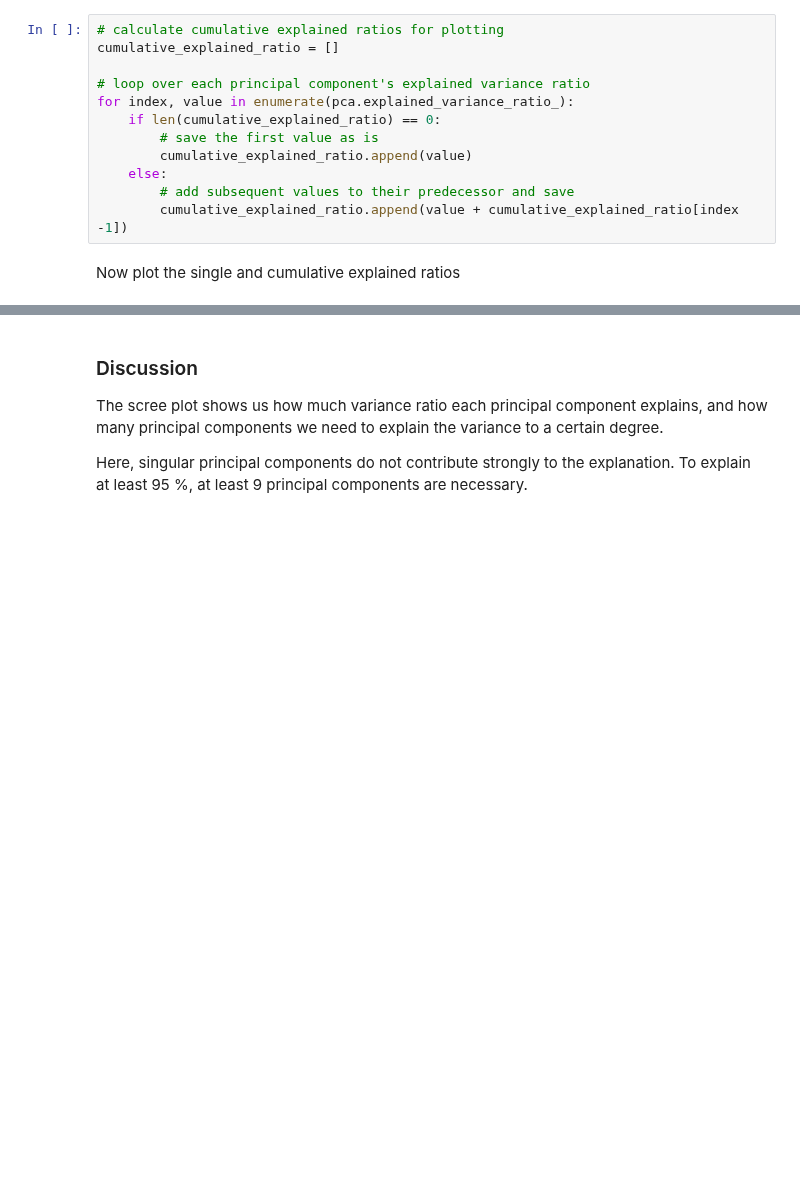
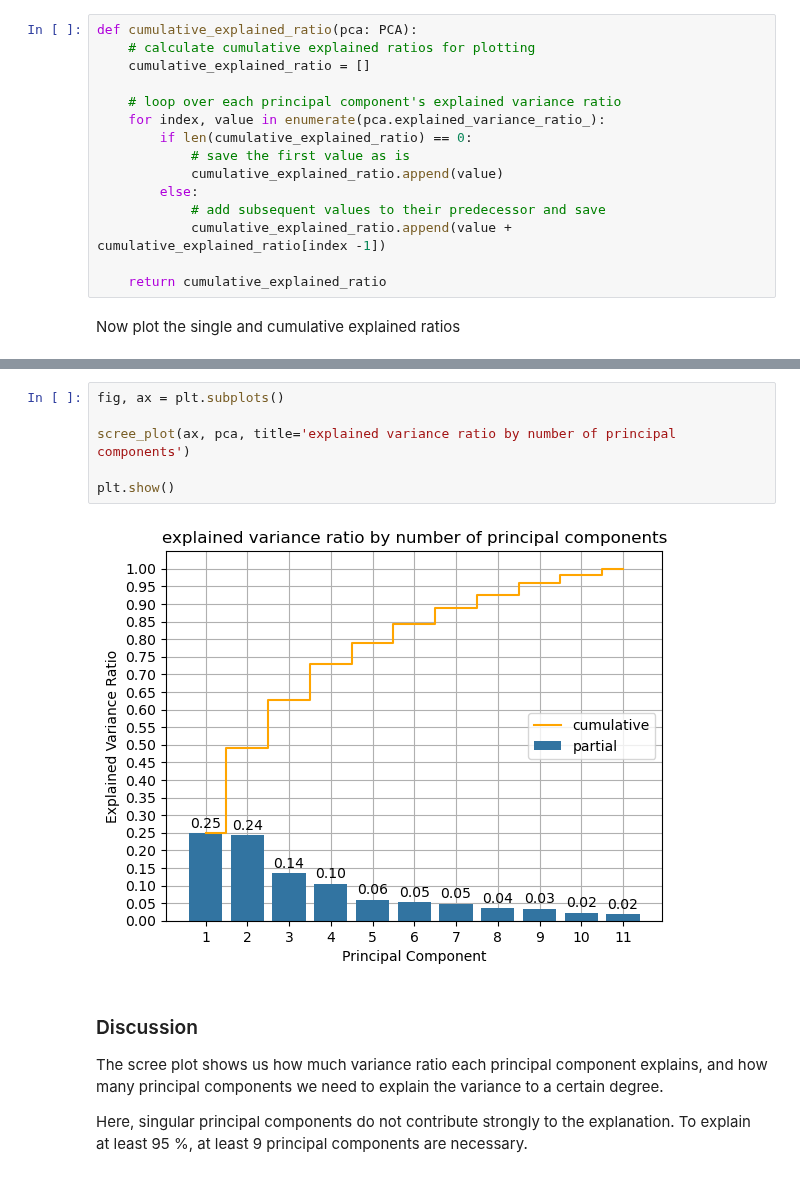
Before and after one commit to MarcoAigner/Machine-Learning-Practical, a Jupyter notebook: project_3/phase_1.ipynb, the cells around one changed output, grey strips where cells are left out. Saved outputs shown, nothing was run; the diff lists cells and outputs as text; blank space fills up the shorter version.

Commit message:
encapsulate scree plots

```diff
--- a/project_3/phase_1.ipynb
+++ b/project_3/phase_1.ipynb
@@ -171,17 +171,20 @@ pd.DataFrame(pca.explained_variance_ratio_).transpose()
 # %% [markdown]
 - Cumulative variance ratios need to be calculated
 # %%
-# calculate cumulative explained ratios for plotting
-cumulative_explained_ratio = []
+def cumulative_explained_ratio(pca: PCA):
+    # calculate cumulative explained ratios for plotting
+    cumulative_explained_ratio = []
 
-# loop over each principal component's explained variance ratio
-for index, value in enumerate(pca.explained_variance_ratio_):
-    if len(cumulative_explained_ratio) == 0:
-        # save the first value as is
-        cumulative_explained_ratio.append(value)
-    else:
-        # add subsequent values to their predecessor and save
-        cumulative_explained_ratio.append(value + cumulative_explained_ratio[index -1])
+    # loop over each principal component's explained variance ratio
+    for index, value in enumerate(pca.explained_variance_ratio_):
+        if len(cumulative_explained_ratio) == 0:
+            # save the first value as is
+            cumulative_explained_ratio.append(value)
+        else:
+            # add subsequent values to their predecessor and save
+            cumulative_explained_ratio.append(value + cumulative_explained_ratio[index -1])
+
+    return cumulative_explained_ratio
 # %% [markdown]
 Now plot the single and cumulative explained ratios
 # %%
@@ -223,3 +221,11 @@ plt.show()
+# %%
+fig, ax = plt.subplots()
+
+scree_plot(ax, pca, title='explained variance ratio by number of principal components')
+
+plt.show()
+# %% [output]
+[figure, added]
 # %% [markdown]
 ### Discussion
 The scree plot shows us how much variance ratio each principal component explains, and how many principal components we need to explain the variance to a certain degree.
```
Also changed, not shown: parts of 1 cell of this notebook, 1 other file.
